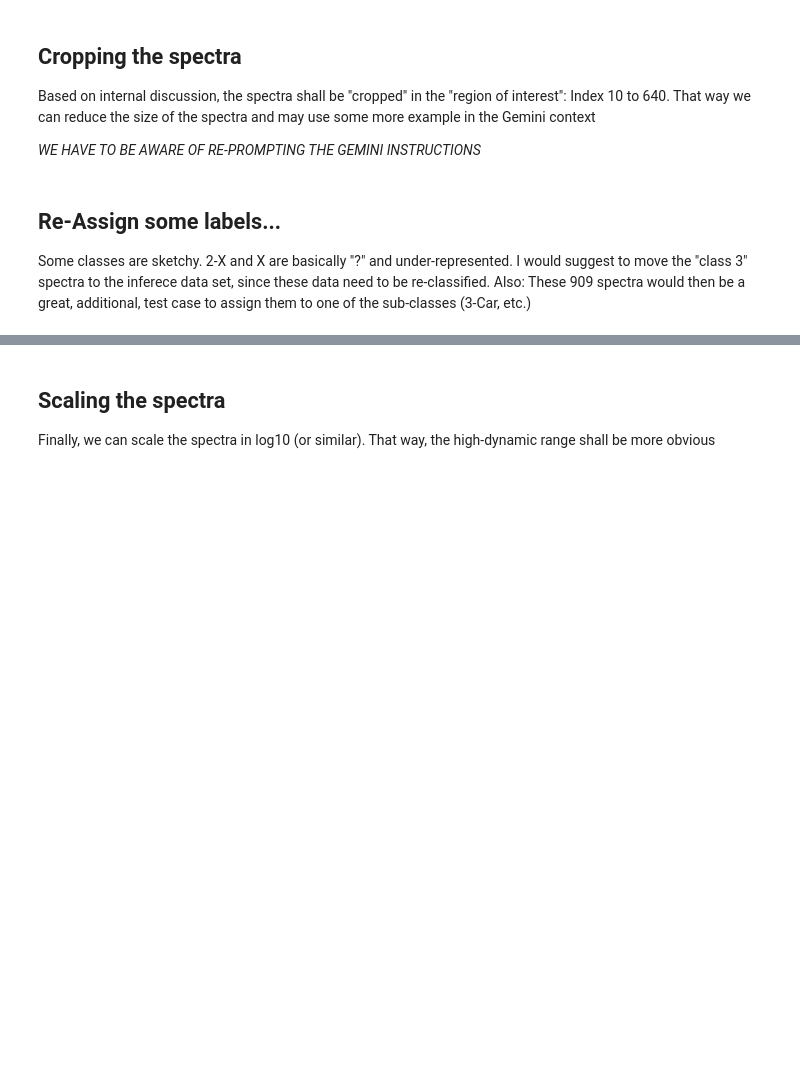
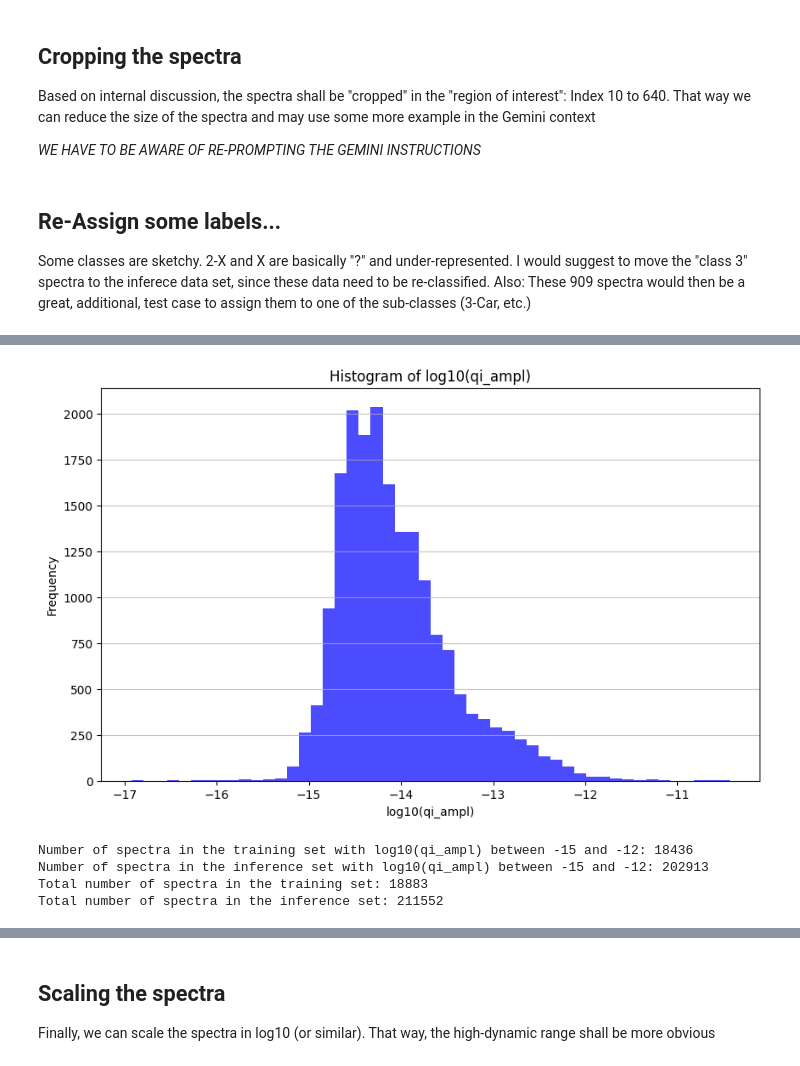
Before and after one commit to turanbulmus/cda-dust-analyzer, a Jupyter notebook: Notebooks/00_fetch_n_parse.ipynb, the cells around one changed output, grey strips where cells are left out. Saved outputs shown, nothing was run; the diff lists cells and outputs as text; code cells hidden in the pictures; blank space fills up the shorter version.

```diff
--- a/Notebooks/00_fetch_n_parse.ipynb
+++ b/Notebooks/00_fetch_n_parse.ipynb
@@ -152,0 +156,26 @@ Name: count, dtype: int64
+# %%
+# Creating a histogram of the log10 'qi_ampl' column
+plt.figure(figsize=(10, 6))
+plt.hist(np.log10(train_df_1018['qi_ampl']), bins=50, color='blue', alpha=0.7)
+plt.title('Histogram of log10(qi_ampl)')
+plt.xlabel('log10(qi_ampl)')
+plt.ylabel('Frequency')
+plt.grid(axis='y', alpha=0.75)
+plt.show()
+# %% [output]
+[figure, added]
+# %%
+# Number of spectra within the log10(qi_ampl) range of -15 to -12 (both included), for the training and inference datasets ...
+train_qi_ampl_range = train_df_1018[(np.log10(train_df_1018['qi_ampl']) >= -15) & (np.log10(train_df_1018['qi_ampl']) <= -12)]
+inf_qi_ampl_range = inf_df_1018[(np.log10(inf_df_1018['qi_ampl']) >= -15) & (np.log10(inf_df_1018['qi_ampl']) <= -12)]
+print(f"Number of spectra in the training set with log10(qi_ampl) between -15 and -12: {len(train_qi_ampl_range)}")
+print(f"Number of spectra in the inference set with log10(qi_ampl) between -15 and -12: {len(inf_qi_ampl_range)}")
+
+# ... compared to the total number of spectra in the training and inference datasets
+print(f"Total number of spectra in the training set: {len(train_df_1018)}")
+print(f"Total number of spectra in the inference set: {len(inf_df_1018)}")
+# %% [output]
+Number of spectra in the training set with log10(qi_ampl) between -15 and -12: 18436
+Number of spectra in the inference set with log10(qi_ampl) between -15 and -12: 202913
+Total number of spectra in the training set: 18883
+Total number of spectra in the inference set: 211552
```
Also changed, not shown: parts of 15 cells of this notebook.
